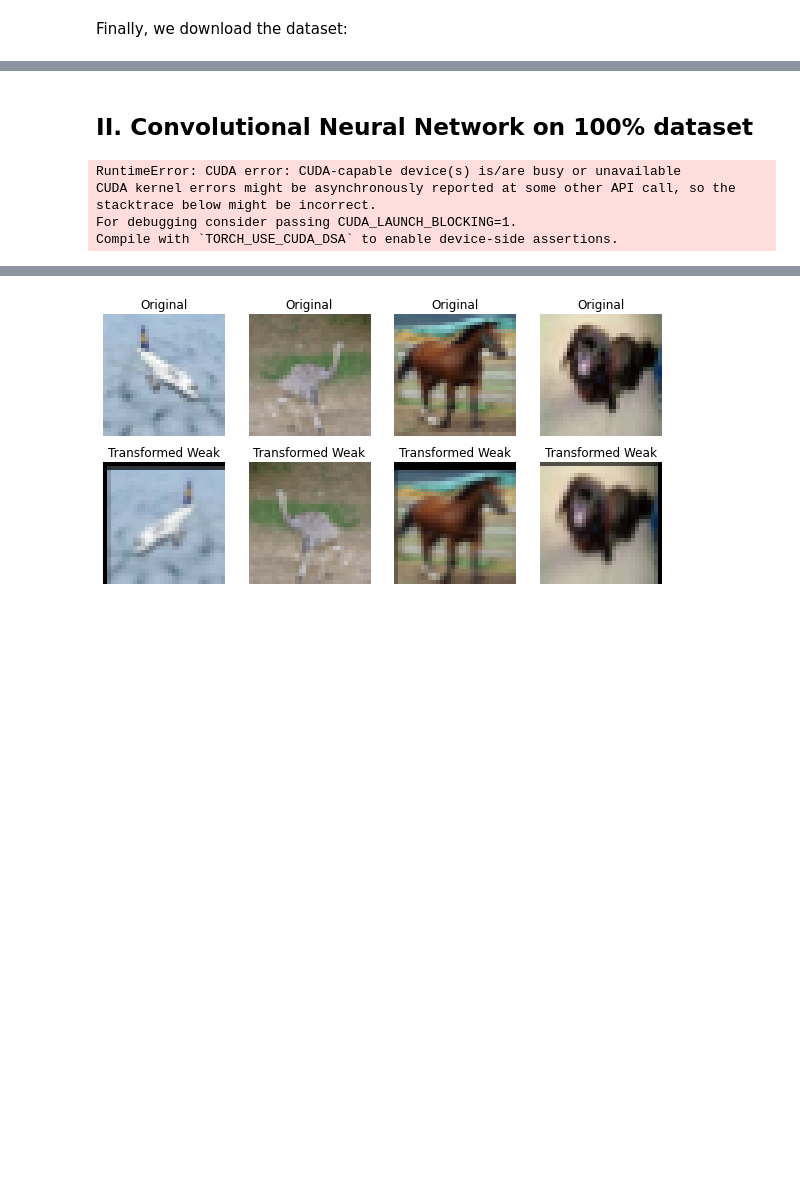
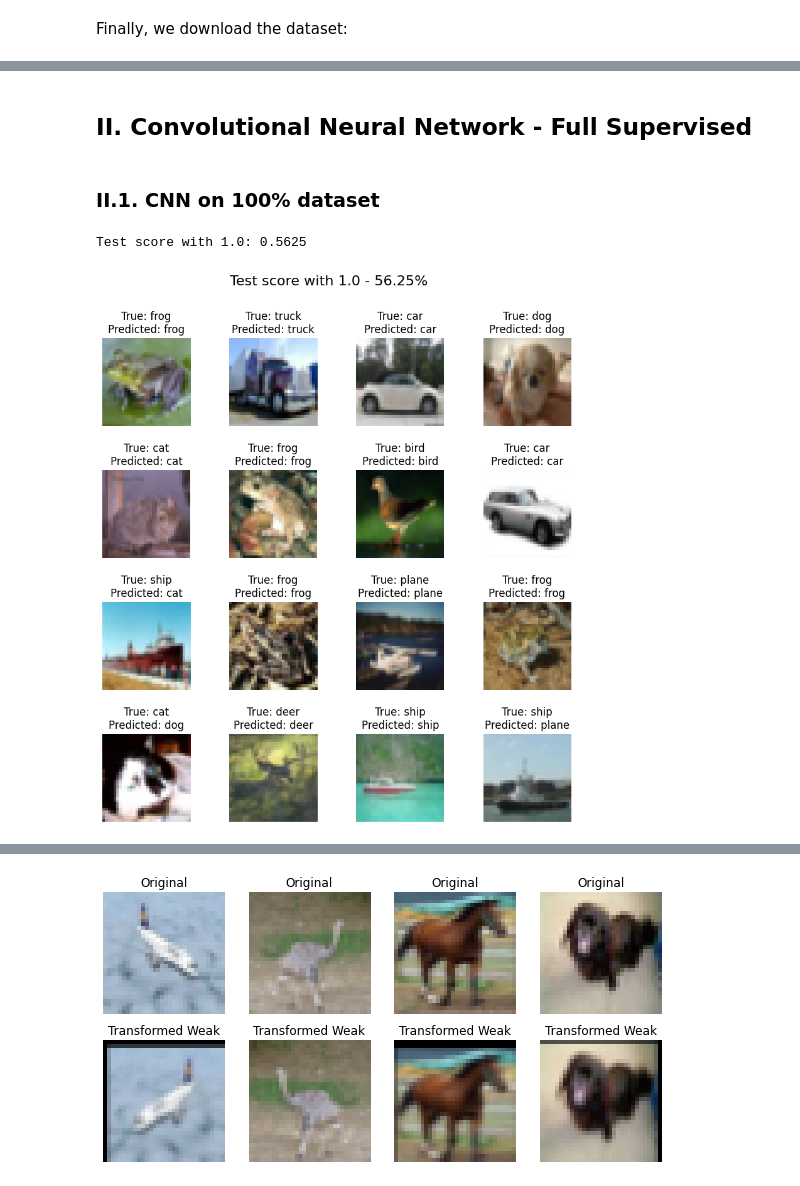
Before and after one commit to julien-blanchon/ProjetFixMatch, a Jupyter notebook: Projet_FixMatch.ipynb, the cells around one changed output, grey strips where cells are left out. Cells and saved outputs as stored; diff of their text form; code cells hidden in the pictures; blank space fills up the shorter version.

```diff
--- a/Projet_FixMatch.ipynb
+++ b/Projet_FixMatch.ipynb
@@ -115,7 +139,11 @@ Files already downloaded and verified
 # %% [markdown]
-## II. Convolutional Neural Network on 100% dataset
+## II. Convolutional Neural Network - Full Supervised
+# %% [markdown]
+### II.1. CNN on 100% dataset
 # %%
-EPOCHS = 4
+seedEverything()
+
+EPOCHS = 50
 SUBSET_PROP = 1.00
 trainset_subsample, _ = torch.utils.data.random_split(trainset, [SUBSET_PROP, 1-SUBSET_PROP])
 trainloader_subsample = DataLoader(
@@ -126,7 +154,7 @@ trainloader_subsample = DataLoader(
 )
 model = ConvNN().to(device)
 
-optimizer = torch.optim.SGD(model.parameters(), lr=LR, momentum=BETA)
+optimizer = torch.optim.SGD(model.parameters(), lr=LR, momentum=BETA, nesterov=True)
 scheduler = None
 # scheduler = torch.optim.lr_scheduler.CosineAnnealingLR(optimizer, T_max=EPOCHS)
 criterion = nn.CrossEntropyLoss().to(device)
@@ -171,34 +199,34 @@ for epoch in range(EPOCHS):
     # Validation
     with torch.no_grad():
         model.eval()
         test_epoch_loss = 0.0
         for (images_test, label_test) in (pbar := tqdm(testloader, desc=f"Epoch test {epoch: >1}")):
             images_test, label_test = images_test.to(device), label_test.to(device)
             outputs_val = model.forward(images_test)
             label_pred_test = outputs_val.argmax(dim=1)
             loss_test = criterion.forward(outputs_val, label_test)
             test_epoch_loss += loss_test.item()*images_test.size(0)/len(testloader)
             test_accuracy = accuracy_test(label_test.cpu(), label_pred_test.cpu())
             pbar.set_postfix(
                 {
                     "test_loss": f"{loss_test.item():.2f}",
                     "test_epoch_loss": f"{test_epoch_loss:.2f}",
                     "test_accuracy": f"{test_accuracy:.2f}",
                 }
             )
 
+# save the model
+torch.save(model.state_dict(), f"{torch_models}/model_100.pth")
 
 test_image, test_labels = testloader.__iter__().__next__()
 test_image = test_image.to(device)
 outputs_test = model(test_image)
 label_pred_test = outputs_test.argmax(dim=1)
 
 print(f"Test score with {SUBSET_PROP}: {test_accuracy}")
 
 fig1 = plot_images(test_image, test_labels, label_pred_test, classes, figure_name=f"Test score with {SUBSET_PROP} - {test_accuracy*100:.2f}%")
 fig1.savefig(f"./figures/test_score_{SUBSET_PROP}.png")
 # %% [output]
-RuntimeError: CUDA error: CUDA-capable device(s) is/are busy or unavailable
-CUDA kernel errors might be asynchronously reported at some other API call, so the stacktrace below might be incorrect.
-For debugging consider passing CUDA_LAUNCH_BLOCKING=1.
-Compile with `TORCH_USE_CUDA_DSA` to enable device-side assertions.
+Test score with 1.0: 0.5625
+[figure, added]
```
Also changed, not shown: parts of 21 cells of this notebook, 10 other files.
